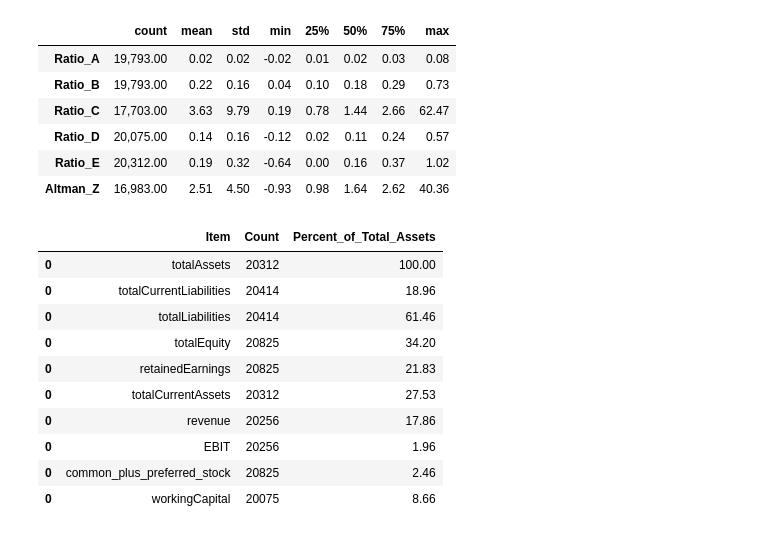
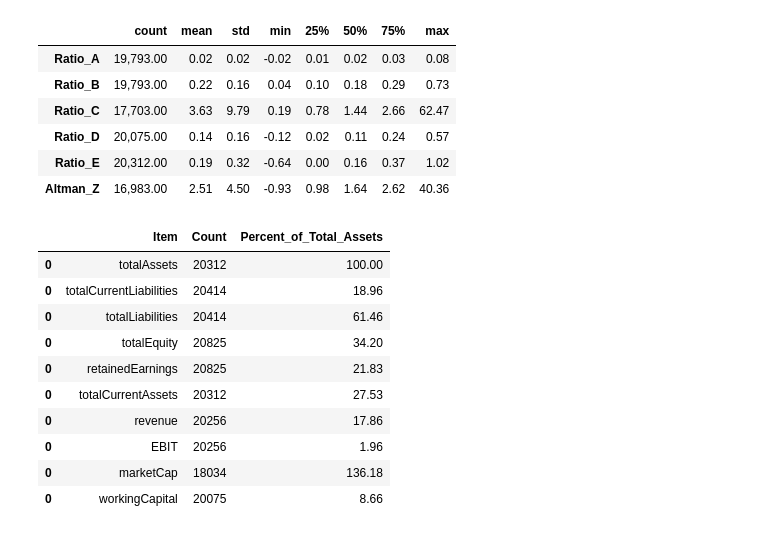
Before and after one commit to current12/Stat-222-Project, a Jupyter notebook: Code/Exploratory Data Analysis/Tabular Financial/Tabular Financial Statements Data EDA.ipynb, the cells around one changed output. Cells and saved outputs as stored; diff of their text form; code cells hidden in the pictures.

Commit message:
add market cap check

```diff
--- a/Code/Exploratory Data Analysis/Tabular Financial/Tabular Financial Statements Data EDA.ipynb
+++ b/Code/Exploratory Data Analysis/Tabular Financial/Tabular Financial Statements Data EDA.ipynb
@@ -27,30 +27,30 @@ sum_stats_ratios
 # %%
 # Checking normalized average fianncial value to compare to the graph NN paper's table A.1
 # Empty dataframe to store item, count, and percent_of_total_assets
 table_a1_replication = pd.DataFrame(columns=['Item', 'Count', 'Percent_of_Total_Assets'])
 # Compute average values of: totalAssets, currentLiabilities, totalLiabilities, totalEquity, retainedEarnings, currentAssets, netSales (revenue stand-in), EBIT (ebitda minus depreciation, etc),  market value of equity (commonStock + preferredStock stand-in), workingCapital, and Altman_Z
 # Mean of total assets, removing missing and infinite values
 total_assets_mean = tf['totalAssets'].replace([np.inf, -np.inf], np.nan).dropna().mean()
 # Loop over each variable
 # Drop missing or infinite values
 # Compute count and mean
-for variable in ['totalAssets', 'totalCurrentLiabilities', 'totalLiabilities', 'totalEquity', 'retainedEarnings', 'totalCurrentAssets', 'revenue', 'EBIT', 'common_plus_preferred_stock', 'workingCapital']:
+for variable in ['totalAssets', 'totalCurrentLiabilities', 'totalLiabilities', 'totalEquity', 'retainedEarnings', 'totalCurrentAssets', 'revenue', 'EBIT', 'marketCap', 'workingCapital']:
     var_count = tf[variable].replace([np.inf, -np.inf], np.nan).dropna().count()
     var_mean = tf[variable].replace([np.inf, -np.inf], np.nan).dropna().mean()
     table_a1_replication = pd.concat([table_a1_replication, pd.DataFrame({'Item': variable, 'Count': var_count, 'Percent_of_Total_Assets': 100*var_mean/total_assets_mean}, index=[0])])
 
 table_a1_replication
 # %% [output]
 |  | Item | Count | Percent_of_Total_Assets |
 | 0 | totalAssets | 20312 | 100.00 |
 | 0 | totalCurrentLiabilities | 20414 | 18.96 |
 | 0 | totalLiabilities | 20414 | 61.46 |
 | 0 | totalEquity | 20825 | 34.20 |
 | 0 | retainedEarnings | 20825 | 21.83 |
 | 0 | totalCurrentAssets | 20312 | 27.53 |
 | 0 | revenue | 20256 | 17.86 |
 | 0 | EBIT | 20256 | 1.96 |
-| 0 | common_plus_preferred_stock | 20825 | 2.46 |
+| 0 | marketCap | 18034 | 136.18 |
 | 0 | workingCapital | 20075 | 8.66 |
 # %% [markdown]
 ![image.png](attachment:image.png)
```
